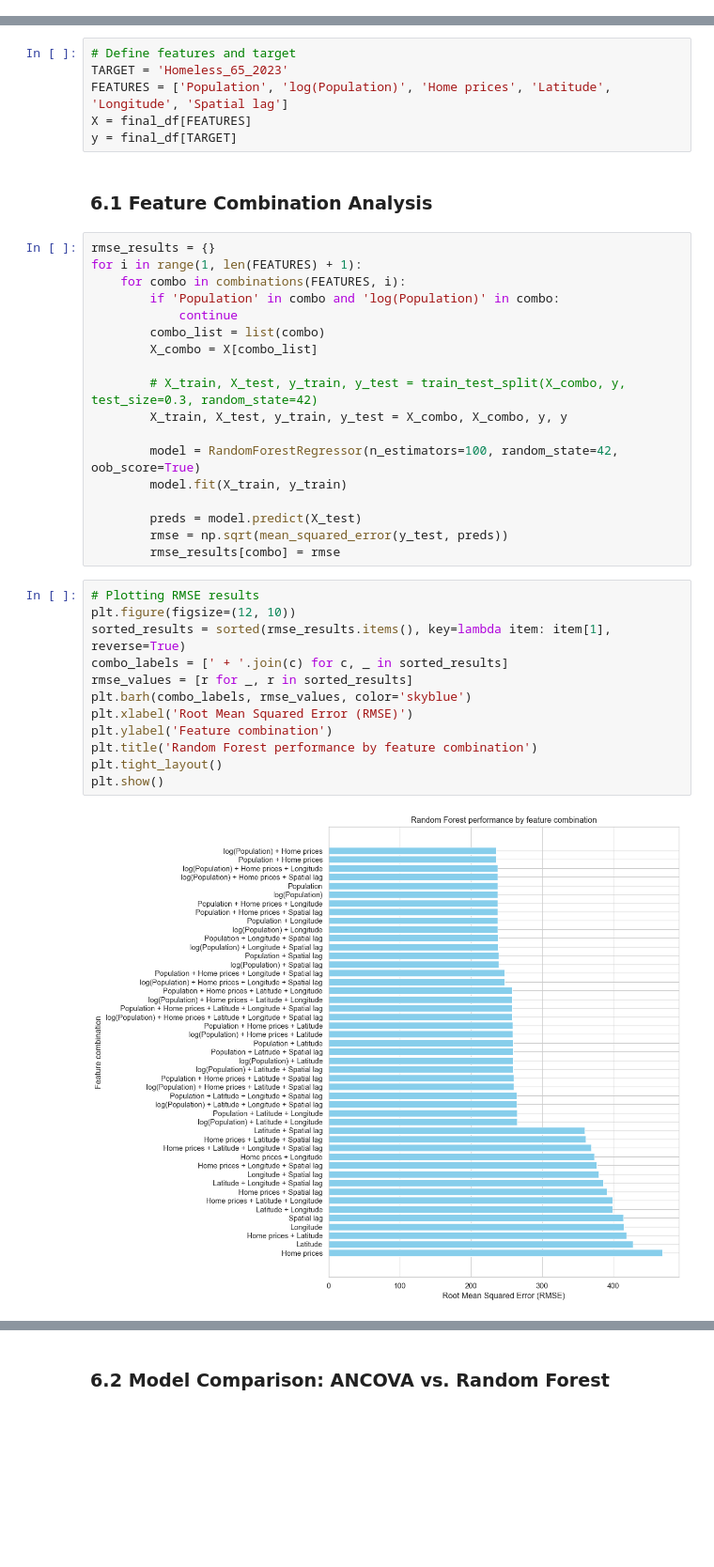
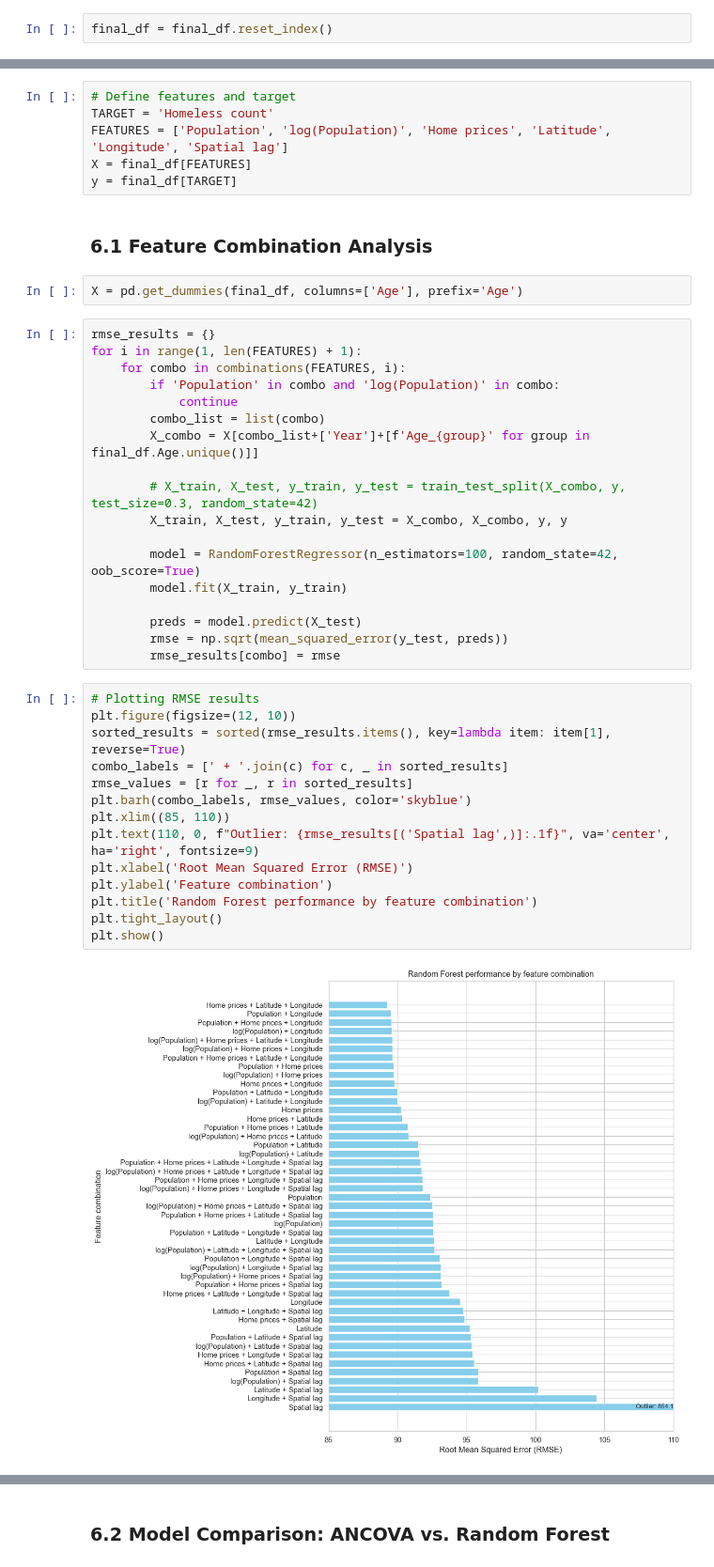
Before and after one commit to igoumiri/homelessness, a Jupyter notebook: paper.ipynb, the cells around one changed output, grey strips where cells are left out. Shown at 94% size. Cells and saved outputs as stored; diff of their text form; blank space fills up the shorter version.

```diff
--- a/paper.ipynb
+++ b/paper.ipynb
@@ -279,13 +325,17 @@ final_df
+# %%
+final_df = final_df.reset_index()
 # %% [markdown]
 ## 6. Modeling and Evaluation (Paper Section 2.3)
 # %%
 # Define features and target
-TARGET = 'Homeless_65_2023'
+TARGET = 'Homeless count'
 FEATURES = ['Population', 'log(Population)', 'Home prices', 'Latitude', 'Longitude', 'Spatial lag']
 X = final_df[FEATURES]
 y = final_df[TARGET]
 # %% [markdown]
 ### 6.1 Feature Combination Analysis
+# %%
+X = pd.get_dummies(final_df, columns=['Age'], prefix='Age')
 # %%
 rmse_results = {}
 for i in range(1, len(FEATURES) + 1):
@@ -293,7 +343,7 @@ for i in range(1, len(FEATURES) + 1):
         if 'Population' in combo and 'log(Population)' in combo:
             continue
         combo_list = list(combo)
-        X_combo = X[combo_list]
+        X_combo = X[combo_list+['Year']+[f'Age_{group}' for group in final_df.Age.unique()]]
 
         # X_train, X_test, y_train, y_test = train_test_split(X_combo, y, test_size=0.3, random_state=42)
         X_train, X_test, y_train, y_test = X_combo, X_combo, y, y
@@ -307,14 +357,16 @@ for i in range(1, len(FEATURES) + 1):
 # %%
 # Plotting RMSE results
 plt.figure(figsize=(12, 10))
 sorted_results = sorted(rmse_results.items(), key=lambda item: item[1], reverse=True)
 combo_labels = [' + '.join(c) for c, _ in sorted_results]
 rmse_values = [r for _, r in sorted_results]
 plt.barh(combo_labels, rmse_values, color='skyblue')
+plt.xlim((85, 110))
+plt.text(110, 0, f"Outlier: {rmse_results[('Spatial lag',)]:.1f}", va='center', ha='right', fontsize=9)
 plt.xlabel('Root Mean Squared Error (RMSE)')
 plt.ylabel('Feature combination')
 plt.title('Random Forest performance by feature combination')
 plt.tight_layout()
 plt.show()
 # %% [output]
-[figure, old version]
+[figure, new version]
```
Also changed, not shown: parts of 27 cells of this notebook.
